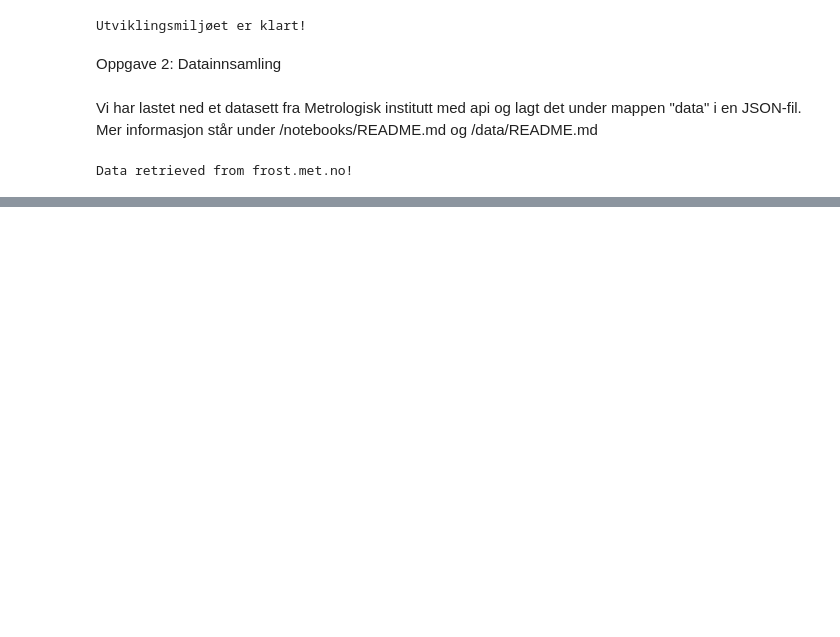
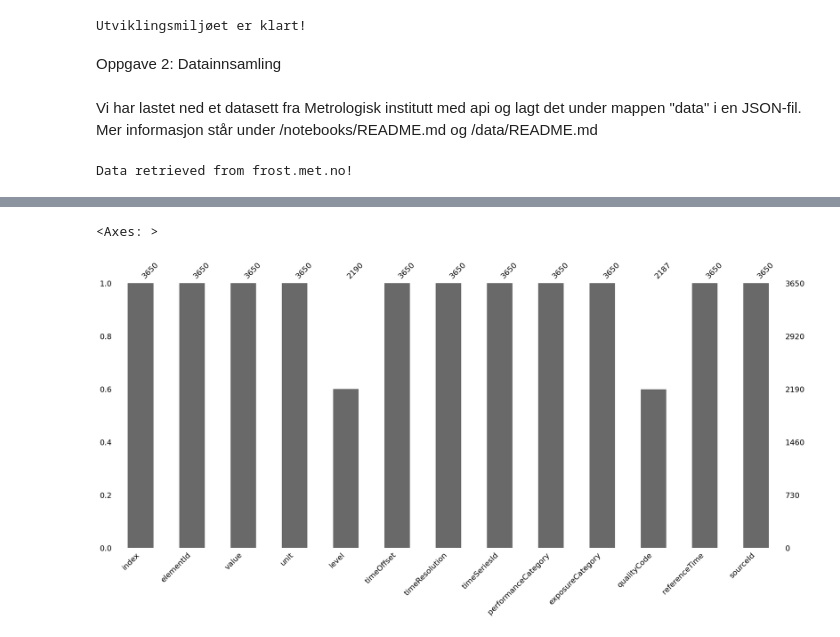
Before and after one commit to Sofihage/Milj-dataanalyse, a Jupyter notebook: notebooks/mappe_del_1.ipynb, the cells around one changed output, grey strips where cells are left out. Drawn from its saved outputs; the diff is of its cells as text; code cells hidden in the pictures; blank space fills up the shorter version.

```diff
--- a/notebooks/mappe_del_1.ipynb
+++ b/notebooks/mappe_del_1.ipynb
@@ -84,0 +88,6 @@ Shape (320, 13)
+# %%
+# Visualiserer om vi mangler noen verdier
+msno.bar(df)
+# %% [output]
+<Axes: >
+[figure, added]
```
Also changed, not shown: parts of 9 cells of this notebook, 5 other files.
